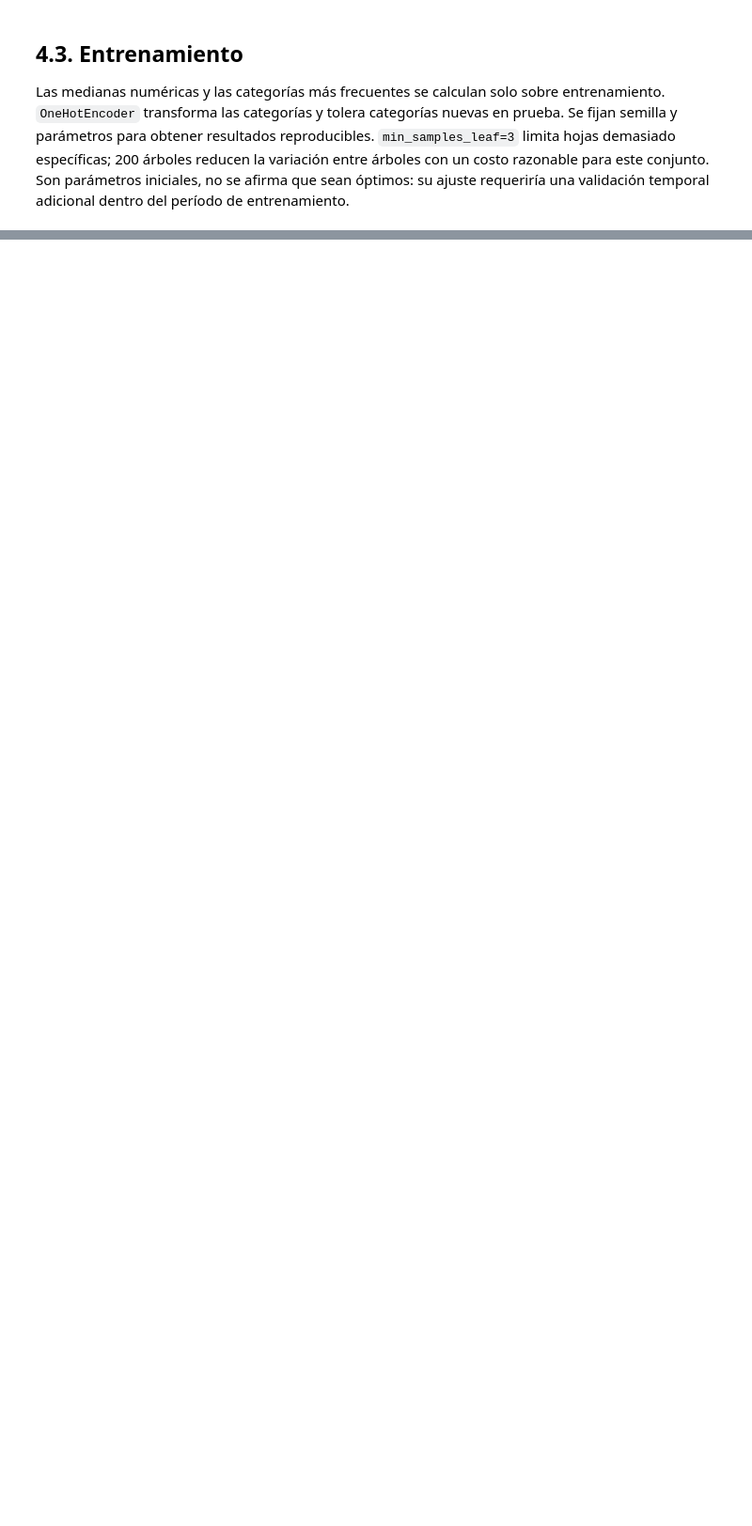
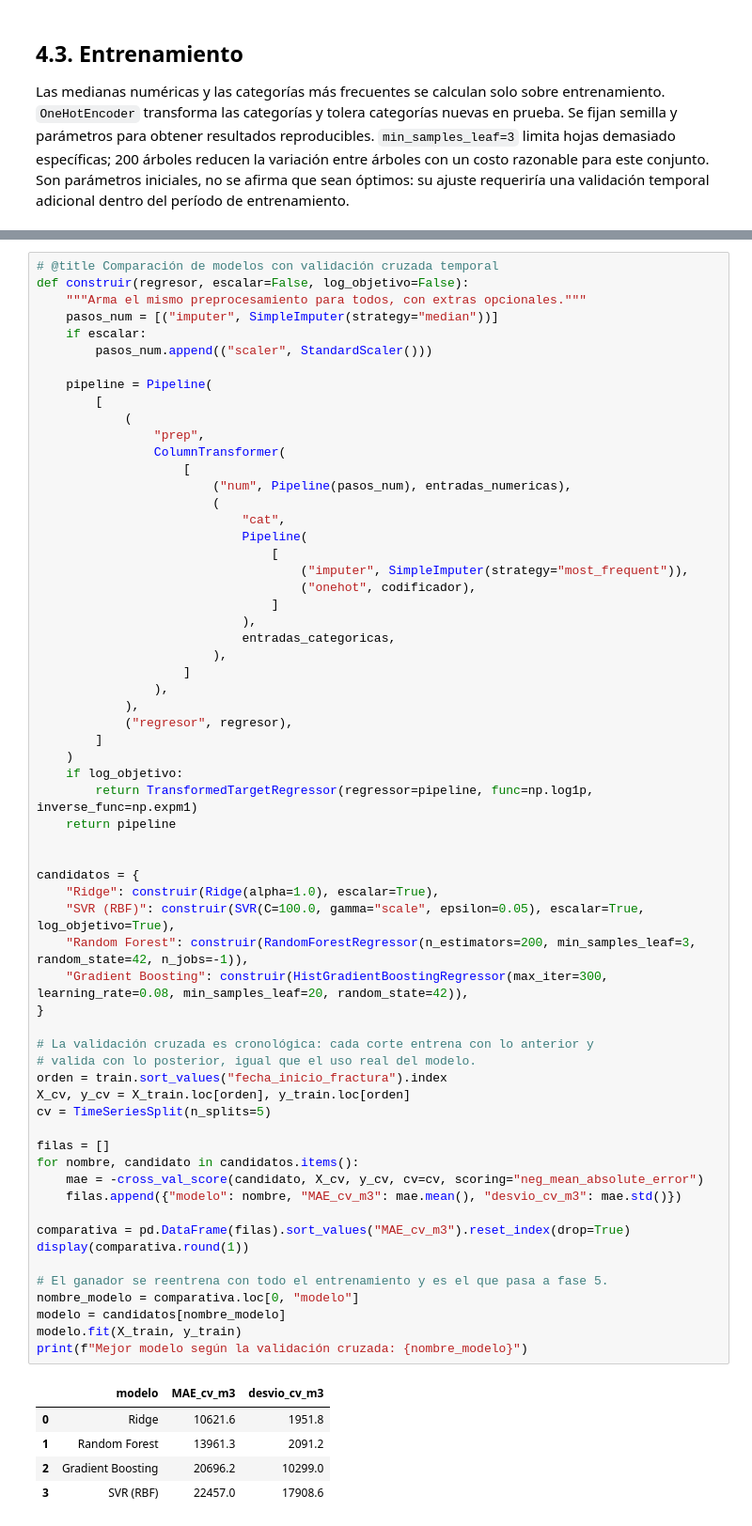
Before and after one commit to 1Claure/Ingenieria_De_Software, a Jupyter notebook: fase_4_modeling.ipynb, the cells around one changed output, grey strips where cells are left out. Shown at 94% size. Drawn from its saved outputs; the diff is of its cells as text; blank space fills up the shorter version.

```diff
--- a/fase_4_modeling.ipynb
+++ b/fase_4_modeling.ipynb
@@ -125,0 +157,68 @@ print("Modelos entrenados. La prueba temporal permanece reservada para la fase 5
+# %%
+# @title Comparación de modelos con validación cruzada temporal
+def construir(regresor, escalar=False, log_objetivo=False):
+	"""Arma el mismo preprocesamiento para todos, con extras opcionales."""
+	pasos_num = [("imputer", SimpleImputer(strategy="median"))]
+	if escalar:
+		pasos_num.append(("scaler", StandardScaler()))
+
+	pipeline = Pipeline(
+		[
+			(
+				"prep",
+				ColumnTransformer(
+					[
+						("num", Pipeline(pasos_num), entradas_numericas),
+						(
+							"cat",
+							Pipeline(
+								[
+									("imputer", SimpleImputer(strategy="most_frequent")),
+									("onehot", codificador),
+								]
+							),
+							entradas_categoricas,
+						),
+					]
+				),
+			),
+			("regresor", regresor),
+		]
+	)
+	if log_objetivo:
+		return TransformedTargetRegressor(regressor=pipeline, func=np.log1p, inverse_func=np.expm1)
+	return pipeline
+
+
+candidatos = {
+	"Ridge": construir(Ridge(alpha=1.0), escalar=True),
+	"SVR (RBF)": construir(SVR(C=100.0, gamma="scale", epsilon=0.05), escalar=True, log_objetivo=True),
+	"Random Forest": construir(RandomForestRegressor(n_estimators=200, min_samples_leaf=3, random_state=42, n_jobs=-1)),
+	"Gradient Boosting": construir(HistGradientBoostingRegressor(max_iter=300, learning_rate=0.08, min_samples_leaf=20, random_state=42)),
+}
+
+# La validación cruzada es cronológica: cada corte entrena con lo anterior y
+# valida con lo posterior, igual que el uso real del modelo.
+orden = train.sort_values("fecha_inicio_fractura").index
+X_cv, y_cv = X_train.loc[orden], y_train.loc[orden]
+cv = TimeSeriesSplit(n_splits=5)
+
+filas = []
+for nombre, candidato in candidatos.items():
+	mae = -cross_val_score(candidato, X_cv, y_cv, cv=cv, scoring="neg_mean_absolute_error")
+	filas.append({"modelo": nombre, "MAE_cv_m3": mae.mean(), "desvio_cv_m3": mae.std()})
+
+comparativa = pd.DataFrame(filas).sort_values("MAE_cv_m3").reset_index(drop=True)
+display(comparativa.round(1))
+
+# El ganador se reentrena con todo el entrenamiento y es el que pasa a fase 5.
+nombre_modelo = comparativa.loc[0, "modelo"]
+modelo = candidatos[nombre_modelo]
+modelo.fit(X_train, y_train)
+print(f"Mejor modelo según la validación cruzada: {nombre_modelo}")
+# %% [output]
+|  | modelo | MAE_cv_m3 | desvio_cv_m3 |
+| 0 | Ridge | 10621.6 | 1951.8 |
+| 1 | Random Forest | 13961.3 | 2091.2 |
+| 2 | Gradient Boosting | 20696.2 | 10299.0 |
+| 3 | SVR (RBF) | 22457.0 | 17908.6 |
```
Also changed, not shown: parts of 8 cells of this notebook, 1 other file.
